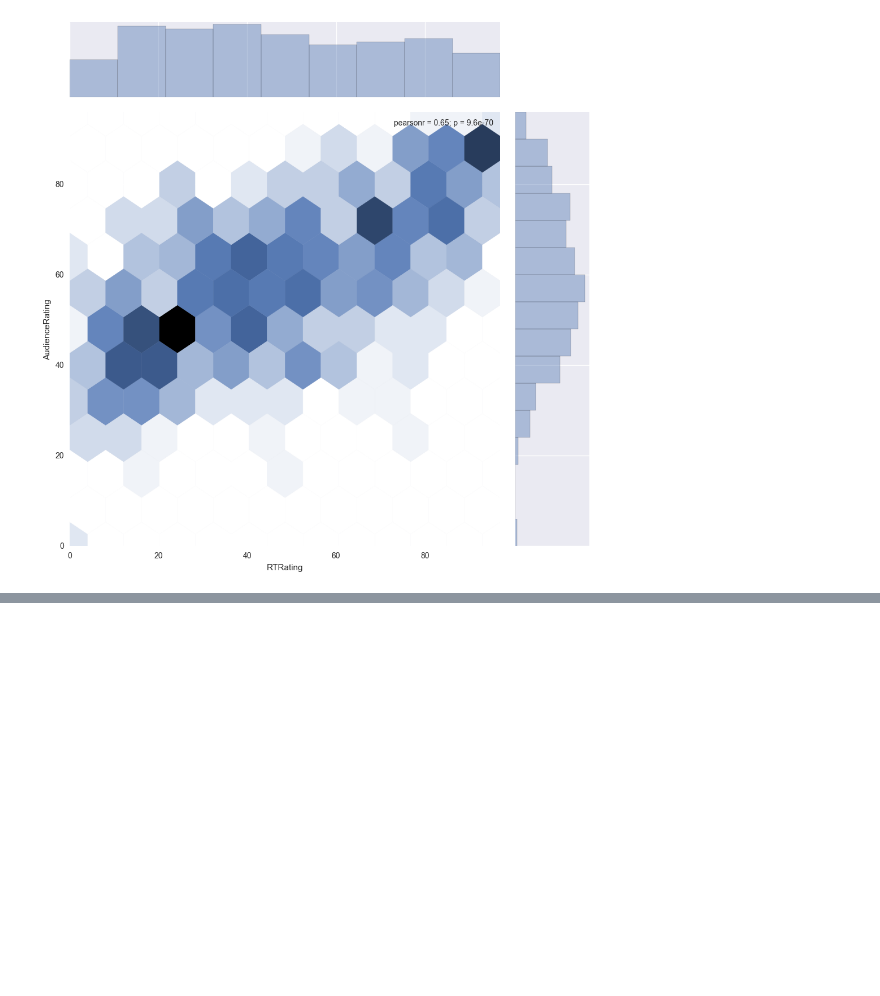
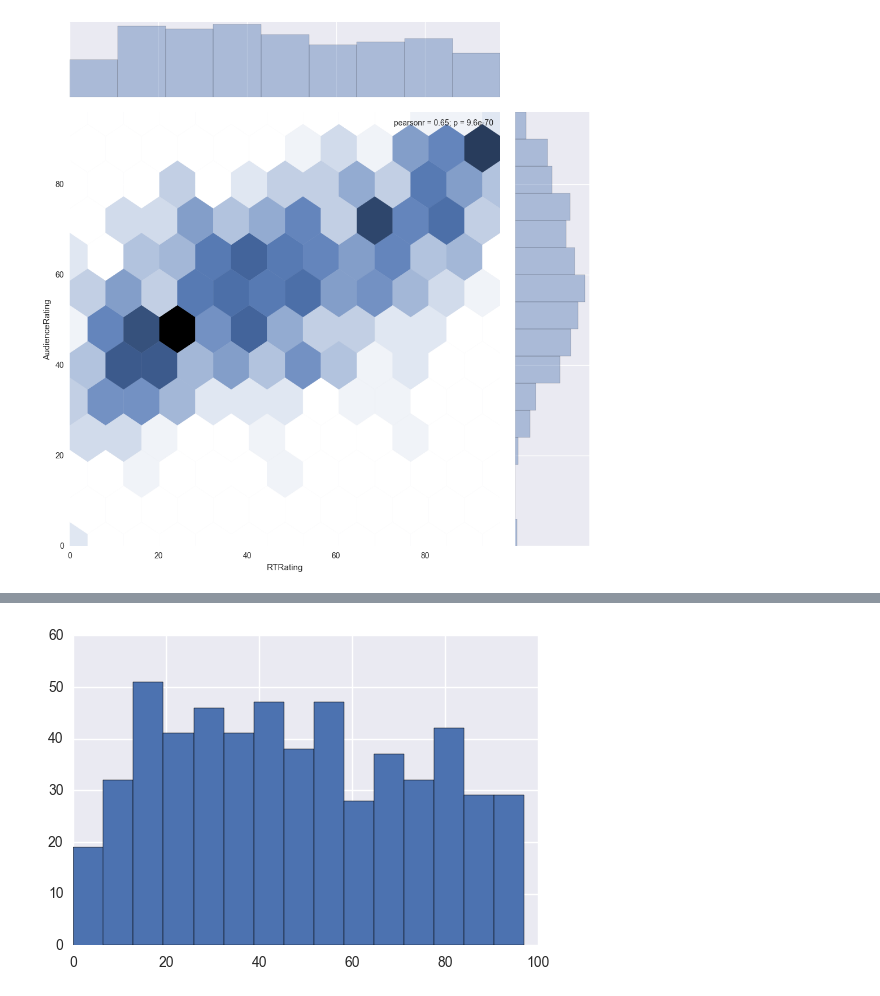
Before and after one commit to epireve/nb-projects, a Jupyter notebook: Movie Ratings Analytics.ipynb, the cells around one changed output, grey strips where cells are left out. Cells and saved outputs as stored; diff of their text form; code cells hidden in the pictures; blank space fills up the shorter version.

```diff
--- a/Movie Ratings Analytics.ipynb
+++ b/Movie Ratings Analytics.ipynb
@@ -242,0 +257,4 @@ j = sns.jointplot(data=movies, x='RTRating', y='AudienceRating', size=10, kind='
+# %%
+n1 = plt.hist(movies.RTRating, bins=15) #Seaborn
+# %% [output]
+[figure, added]
```
Also changed, not shown: parts of 16 cells of this notebook.
